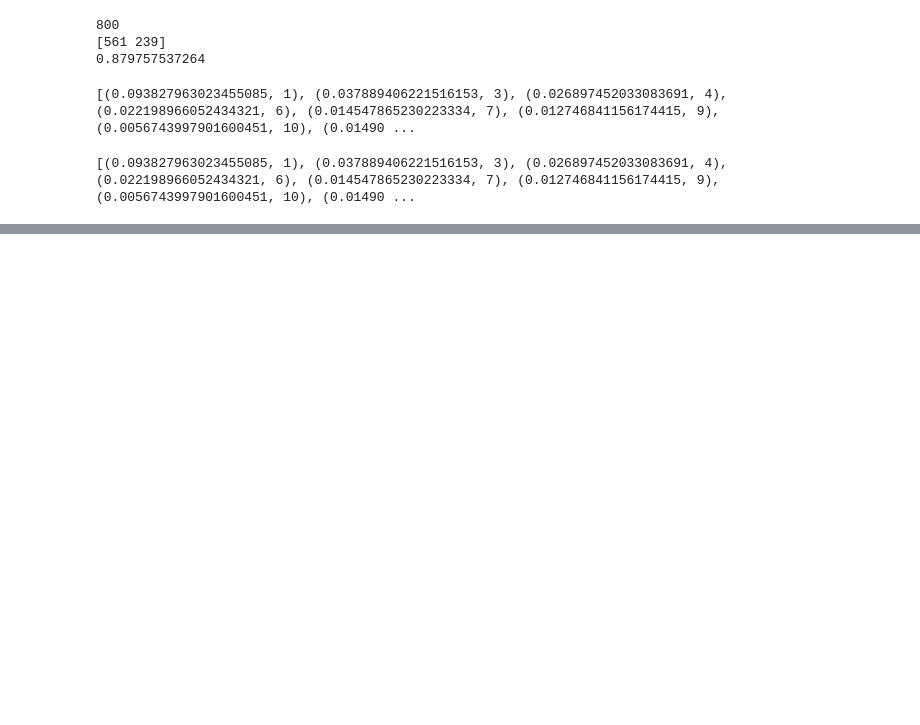
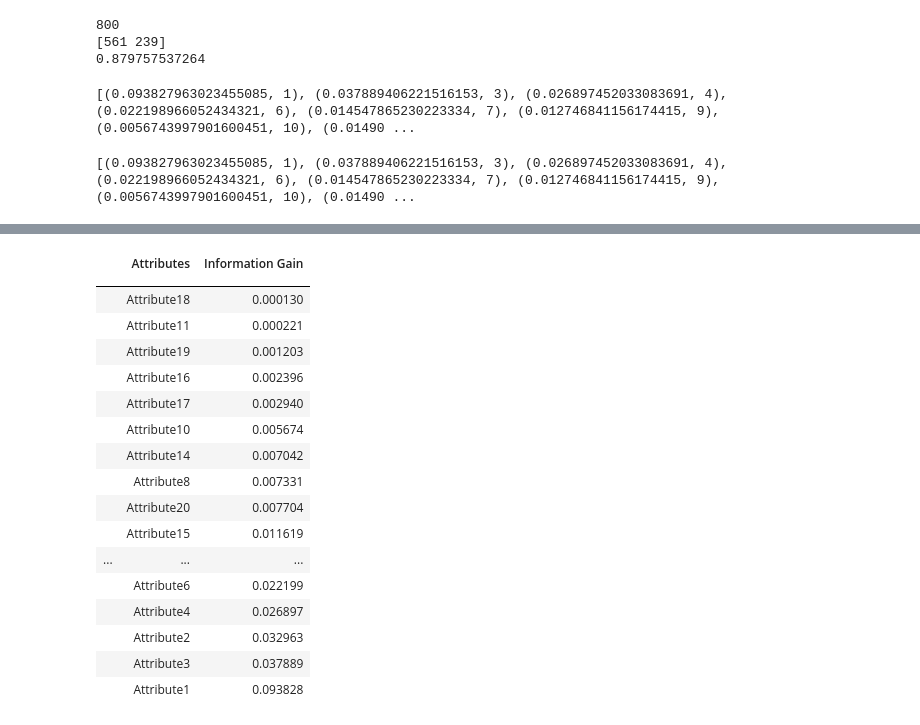
Before and after one commit to deniaAthanasakou/Texnikes-Exoruxhs-Dedomenwn, a Jupyter notebook: εργασια2/program.ipynb, the cells around one changed output, grey strips where cells are left out. Saved outputs shown, nothing was run; the diff lists cells and outputs as text; code cells hidden in the pictures; blank space fills up the shorter version.

```diff
--- a/εργασια2/program.ipynb
+++ b/εργασια2/program.ipynb
@@ -642,0 +534,33 @@ print accuracyMeanList
+# %%
+with open('infoGain.csv', 'wb') as fp:
+    writer = csv.writer(fp, delimiter='\t')
+    l = [(' ','Attributes', 'Information Gain')]
+
+    for x in range(len(sortInfoGainValue)):
+        string = str(sortInfoGainValue[x][1])
+        finalstring = string.replace(string,"Attribute"+string)
+        l.append((' ',finalstring,sortInfoGainValue[x][0]))
+
+    writer.writerows(l)
+
+dfinfo = pd.read_csv('infoGain.csv',sep='\t',encoding="utf-8",index_col=0)
+dfinfo
+# %% [output]
+|  | Attributes | Information Gain |
+|  |  |  |
+|  | Attribute18 | 0.000130 |
+|  | Attribute11 | 0.000221 |
+|  | Attribute19 | 0.001203 |
+|  | Attribute16 | 0.002396 |
+|  | Attribute17 | 0.002940 |
+|  | Attribute10 | 0.005674 |
+|  | Attribute14 | 0.007042 |
+|  | Attribute8 | 0.007331 |
+|  | Attribute20 | 0.007704 |
+|  | Attribute15 | 0.011619 |
+| ... | ... | ... |
+|  | Attribute6 | 0.022199 |
+|  | Attribute4 | 0.026897 |
+|  | Attribute2 | 0.032963 |
+|  | Attribute3 | 0.037889 |
+|  | Attribute1 | 0.093828 |
```
Also changed, not shown: parts of 19 cells of this notebook, 26 other files.
